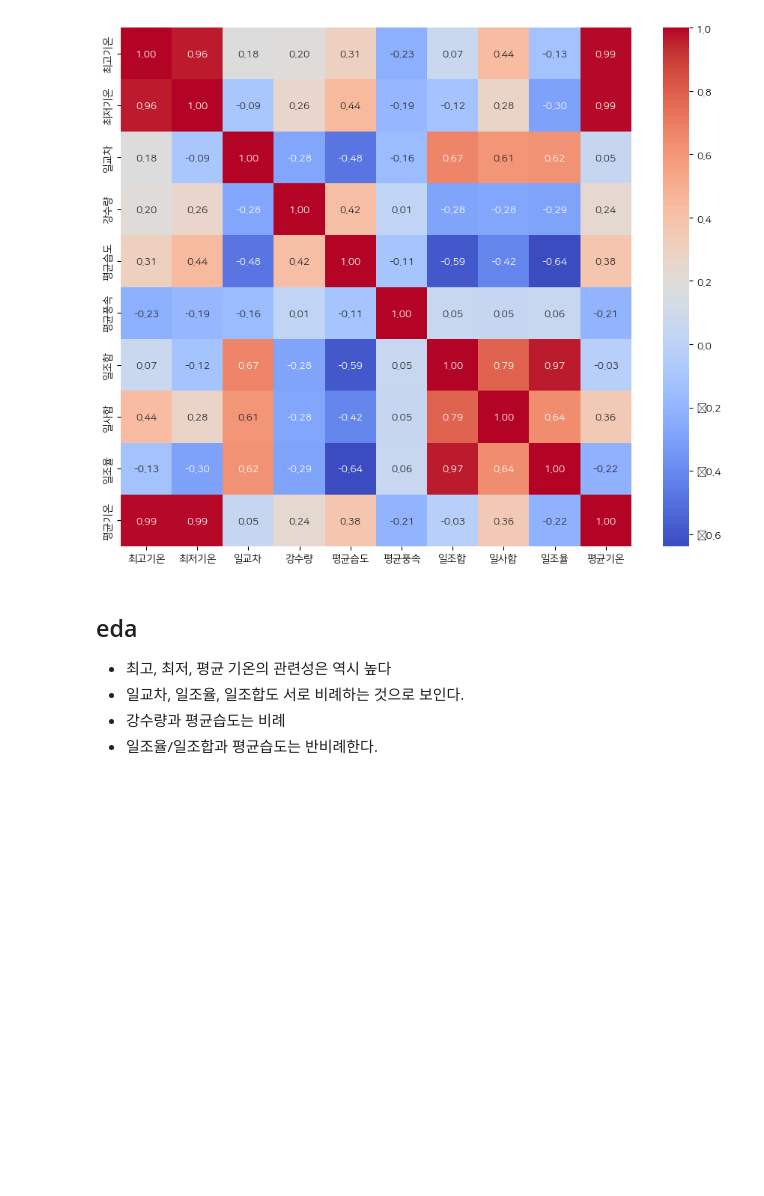
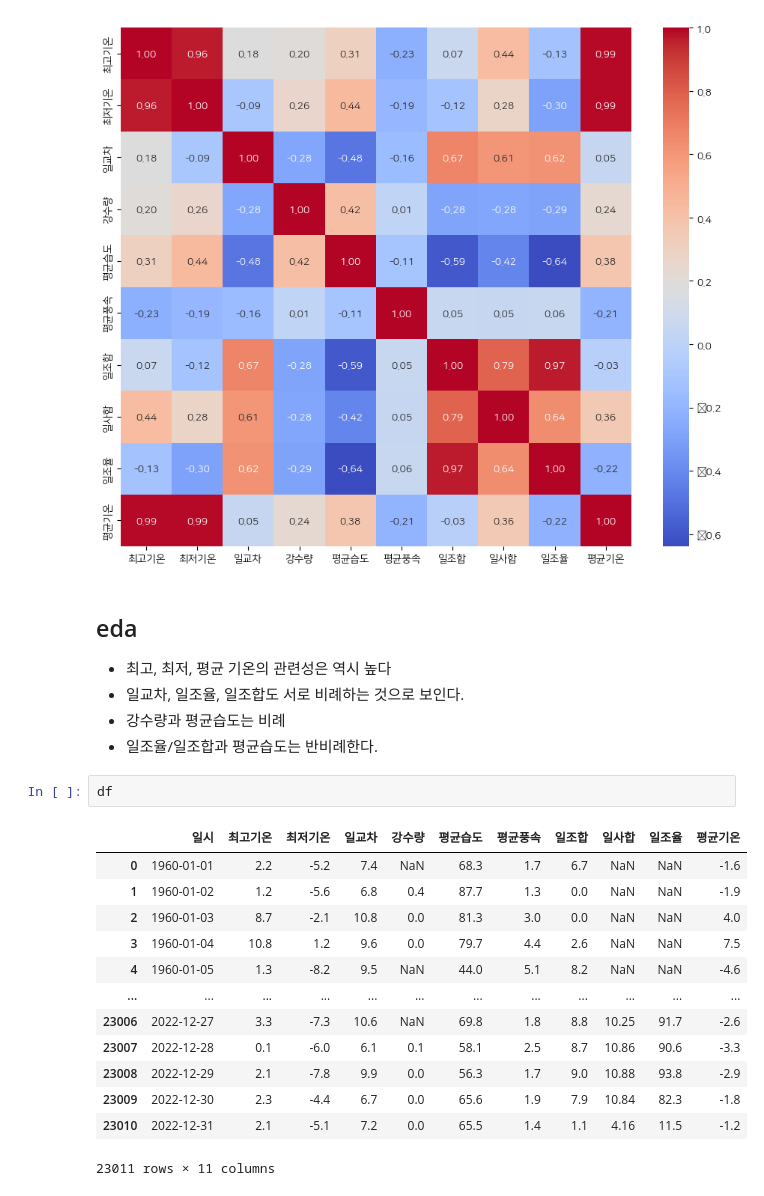
Before and after one commit to syl0702/dacon_seoul_climate, a Jupyter notebook: analysis.ipynb, the cells around one changed output. Saved outputs shown, nothing was run; the diff lists cells and outputs as text; blank space fills up the shorter version.

```diff
--- a/analysis.ipynb
+++ b/analysis.ipynb
@@ -88,3 +88,19 @@ plt.show()
 - 일교차, 일조율, 일조합도 서로 비례하는 것으로 보인다.
 - 강수량과 평균습도는 비례
 - 일조율/일조합과 평균습도는 반비례한다.
+# %%
+df
+# %% [output]
+|  | 일시 | 최고기온 | 최저기온 | 일교차 | 강수량 | 평균습도 | 평균풍속 | 일조합 | 일사합 | 일조율 | 평균기온 |
+| 0 | 1960-01-01 | 2.2 | -5.2 | 7.4 | NaN | 68.3 | 1.7 | 6.7 | NaN | NaN | -1.6 |
+| 1 | 1960-01-02 | 1.2 | -5.6 | 6.8 | 0.4 | 87.7 | 1.3 | 0.0 | NaN | NaN | -1.9 |
+| 2 | 1960-01-03 | 8.7 | -2.1 | 10.8 | 0.0 | 81.3 | 3.0 | 0.0 | NaN | NaN | 4.0 |
+| 3 | 1960-01-04 | 10.8 | 1.2 | 9.6 | 0.0 | 79.7 | 4.4 | 2.6 | NaN | NaN | 7.5 |
+| 4 | 1960-01-05 | 1.3 | -8.2 | 9.5 | NaN | 44.0 | 5.1 | 8.2 | NaN | NaN | -4.6 |
+| ... | ... | ... | ... | ... | ... | ... | ... | ... | ... | ... | ... |
+| 23006 | 2022-12-27 | 3.3 | -7.3 | 10.6 | NaN | 69.8 | 1.8 | 8.8 | 10.25 | 91.7 | -2.6 |
+| 23007 | 2022-12-28 | 0.1 | -6.0 | 6.1 | 0.1 | 58.1 | 2.5 | 8.7 | 10.86 | 90.6 | -3.3 |
+| 23008 | 2022-12-29 | 2.1 | -7.8 | 9.9 | 0.0 | 56.3 | 1.7 | 9.0 | 10.88 | 93.8 | -2.9 |
+| 23009 | 2022-12-30 | 2.3 | -4.4 | 6.7 | 0.0 | 65.6 | 1.9 | 7.9 | 10.84 | 82.3 | -1.8 |
+| 23010 | 2022-12-31 | 2.1 | -5.1 | 7.2 | 0.0 | 65.5 | 1.4 | 1.1 | 4.16 | 11.5 | -1.2 |
+23011 rows × 11 columns
```
Also changed, not shown: parts of 2 cells of this notebook.
